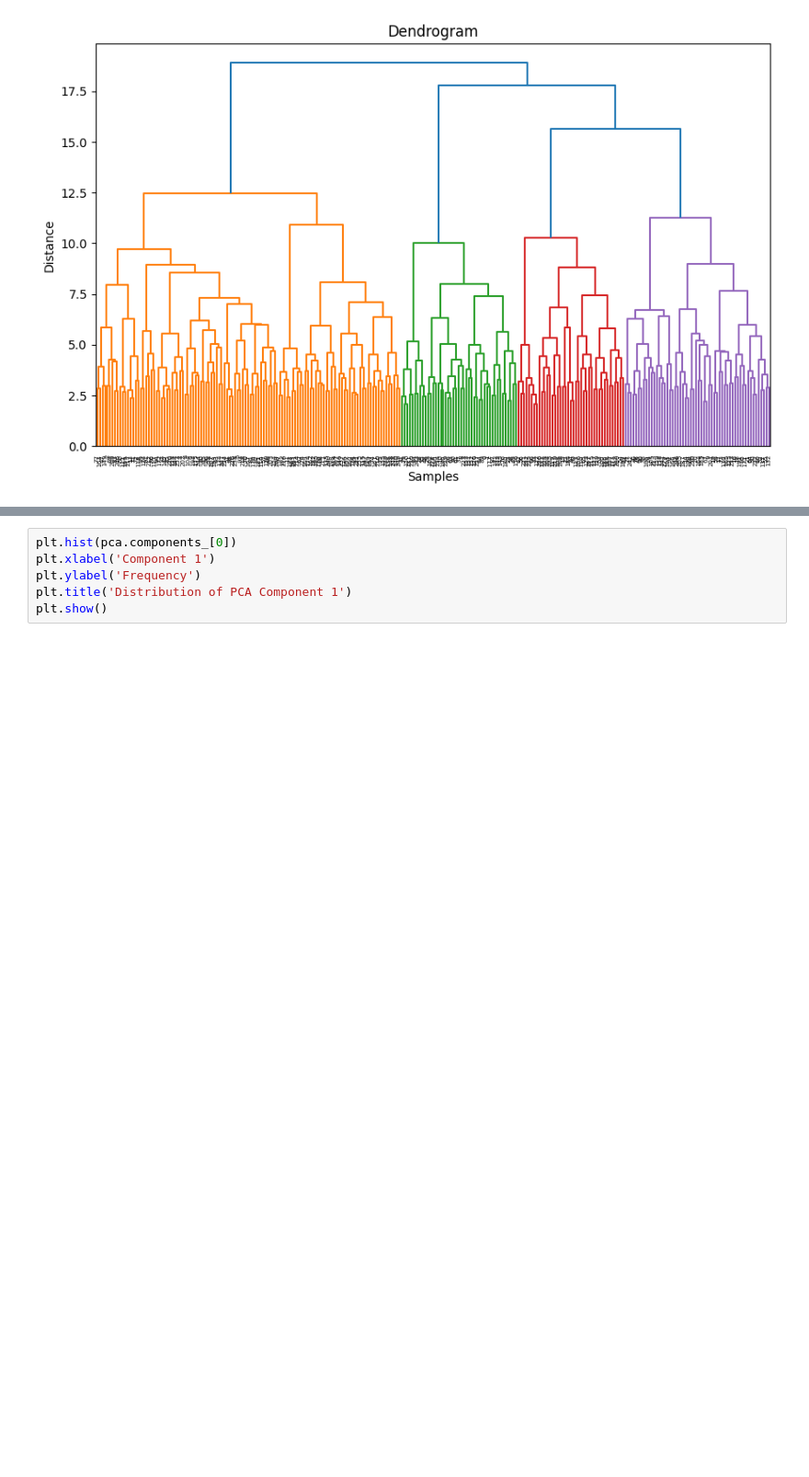
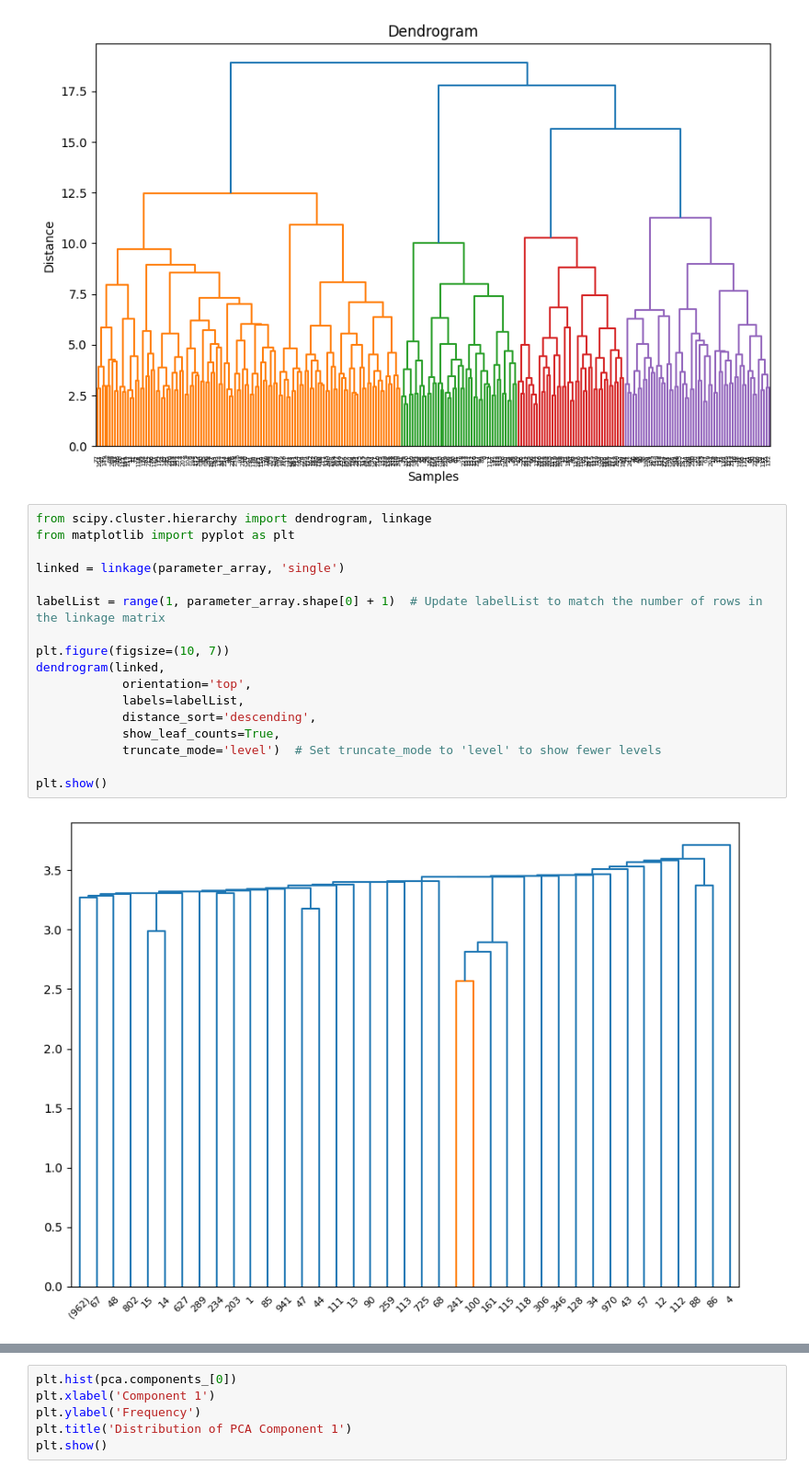
Before and after one commit to LEE-CHENYU/leviathan, a Jupyter notebook: notebooks/test_cluster.ipynb, the cells around one changed output, grey strips where cells are left out. Shown at 92% size. Cells and saved outputs as stored; diff of their text form; blank space fills up the shorter version.

```diff
--- a/notebooks/test_cluster.ipynb
+++ b/notebooks/test_cluster.ipynb
@@ -167,6 +199,25 @@ plt.title('Dendrogram')
 plt.show()
 # %% [output]
 [figure]
+# %%
+from scipy.cluster.hierarchy import dendrogram, linkage
+from matplotlib import pyplot as plt
+
+linked = linkage(parameter_array, 'single')
+
+labelList = range(1, parameter_array.shape[0] + 1)  # Update labelList to match the number of rows in the linkage matrix
+
+plt.figure(figsize=(10, 7))
+dendrogram(linked,
+            orientation='top',
+            labels=labelList,
+            distance_sort='descending',
+            show_leaf_counts=True,
+            truncate_mode='level')  # Set truncate_mode to 'level' to show fewer levels
+
+plt.show()
+# %% [output]
+[figure, added]
 # %%
 from sklearn.decomposition import PCA
 
```
Also changed, not shown: parts of 13 cells of this notebook.
